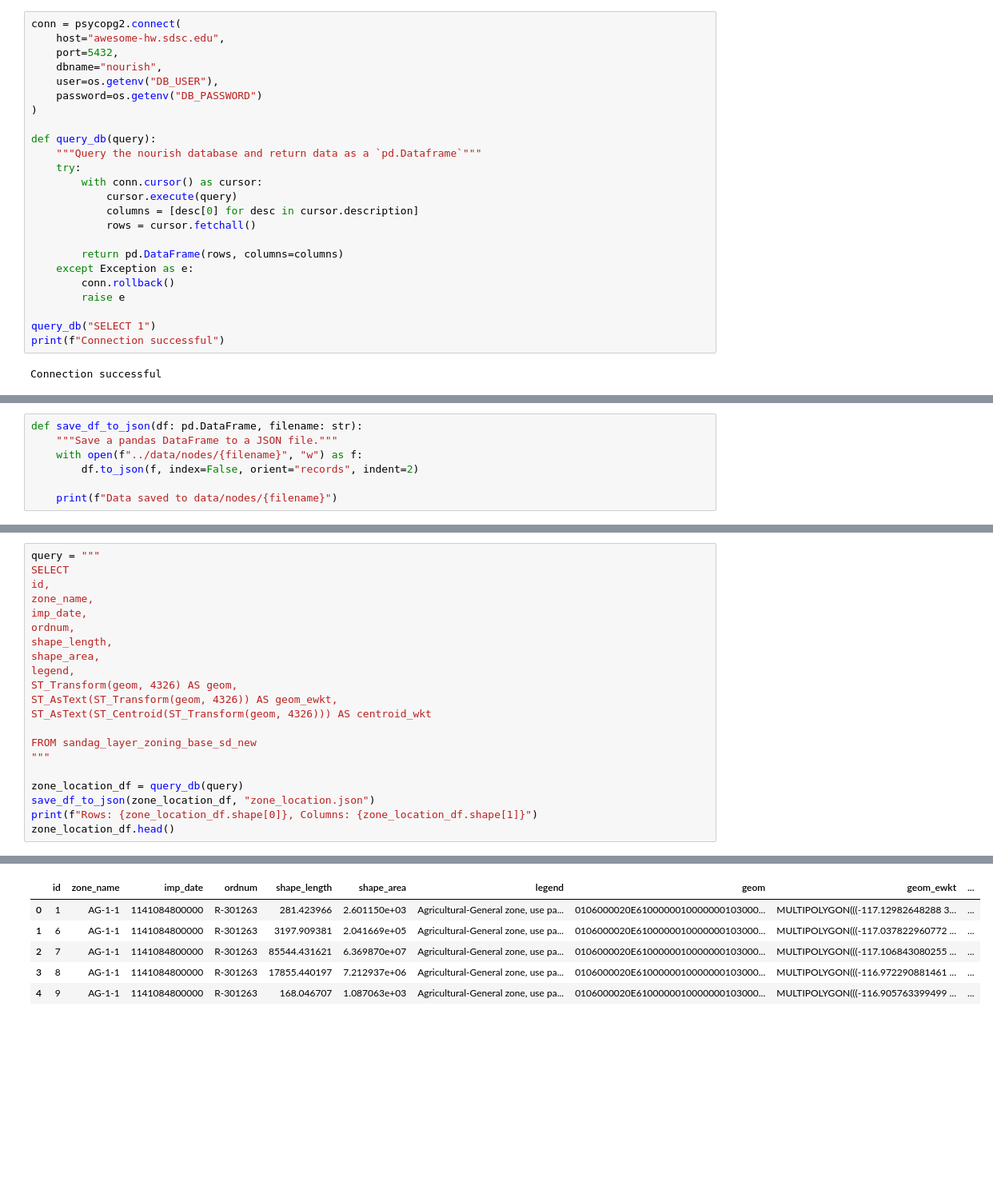
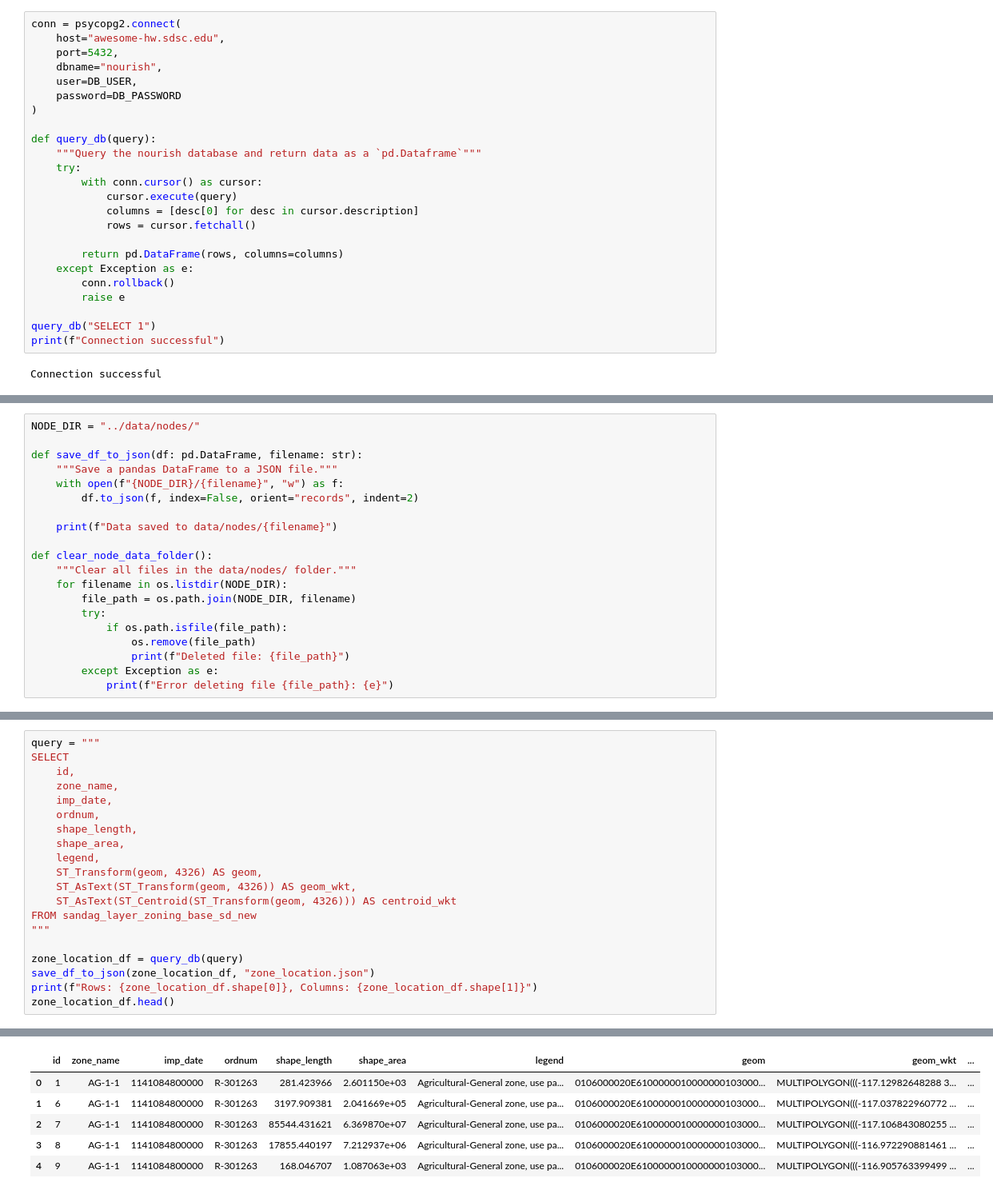
Before and after one commit to swhoyle/business-opportunity-graph, a Jupyter notebook: notebooks/01_extract_nodes.ipynb, the cells around one changed output, grey strips where cells are left out. Shown at 80% size. Cells and saved outputs as stored; diff of their text form; blank space fills up the shorter version.

```diff
--- a/notebooks/01_extract_nodes.ipynb
+++ b/notebooks/01_extract_nodes.ipynb
@@ -18,8 +24,8 @@ conn = psycopg2.connect(
     host="awesome-hw.sdsc.edu",
     port=5432,
     dbname="nourish",
-    user=os.getenv("DB_USER"),
-    password=os.getenv("DB_PASSWORD")
+    user=DB_USER,
+    password=DB_PASSWORD
 )
 
 def query_db(query):
@@ -42,7 +50,20 @@ Connection successful
 # %%
+NODE_DIR = "../data/nodes/"
+
 def save_df_to_json(df: pd.DataFrame, filename: str):
     """Save a pandas DataFrame to a JSON file."""
-    with open(f"../data/nodes/{filename}", "w") as f:
+    with open(f"{NODE_DIR}/{filename}", "w") as f:
         df.to_json(f, index=False, orient="records", indent=2)
 
     print(f"Data saved to data/nodes/{filename}")
+
+def clear_node_data_folder():
+    """Clear all files in the data/nodes/ folder."""
+    for filename in os.listdir(NODE_DIR):
+        file_path = os.path.join(NODE_DIR, filename)
+        try:
+            if os.path.isfile(file_path):
+                os.remove(file_path)
+                print(f"Deleted file: {file_path}")
+        except Exception as e:
+            print(f"Error deleting file {file_path}: {e}")
@@ -538,28 +654,27 @@ centroid_wkt
 # %%
 query = """
 SELECT
-id,
-zone_name,
-imp_date,
-ordnum,
-shape_length,
-shape_area,
-legend,
-ST_Transform(geom, 4326) AS geom,
-ST_AsText(ST_Transform(geom, 4326)) AS geom_ewkt,
-ST_AsText(ST_Centroid(ST_Transform(geom, 4326))) AS centroid_wkt
-
+    id,
+    zone_name,
+    imp_date,
+    ordnum,
+    shape_length,
+    shape_area,
+    legend,
+    ST_Transform(geom, 4326) AS geom,
+    ST_AsText(ST_Transform(geom, 4326)) AS geom_wkt,
+    ST_AsText(ST_Centroid(ST_Transform(geom, 4326))) AS centroid_wkt
 FROM sandag_layer_zoning_base_sd_new
 """
 
 zone_location_df = query_db(query)
 save_df_to_json(zone_location_df, "zone_location.json")
 print(f"Rows: {zone_location_df.shape[0]}, Columns: {zone_location_df.shape[1]}")
 zone_location_df.head()
 # %% [output]
 Data saved to data/nodes/zone_location.json
 Rows: 3677, Columns: 10
-|  | id | zone_name | imp_date | ordnum | shape_length | shape_area | legend | geom | geom_ewkt | ... |
+|  | id | zone_name | imp_date | ordnum | shape_length | shape_area | legend | geom | geom_wkt | ... |
 | 0 | 1 | AG-1-1 | 1141084800000 | R-301263 | 281.423966 | 2.601150e+03 | Agricultural-General zone, use pa... | 0106000020E6100000010000000103000... | MULTIPOLYGON(((-117.12982648288 3... | ... |
 | 1 | 6 | AG-1-1 | 1141084800000 | R-301263 | 3197.909381 | 2.041669e+05 | Agricultural-General zone, use pa... | 0106000020E6100000010000000103000... | MULTIPOLYGON(((-117.037822960772 ... | ... |
 | 2 | 7 | AG-1-1 | 1141084800000 | R-301263 | 85544.431621 | 6.369870e+07 | Agricultural-General zone, use pa... | 0106000020E6100000010000000103000... | MULTIPOLYGON(((-117.106843080255 ... | ... |
```
Also changed, not shown: parts of 29 cells of this notebook, 13 other files.
